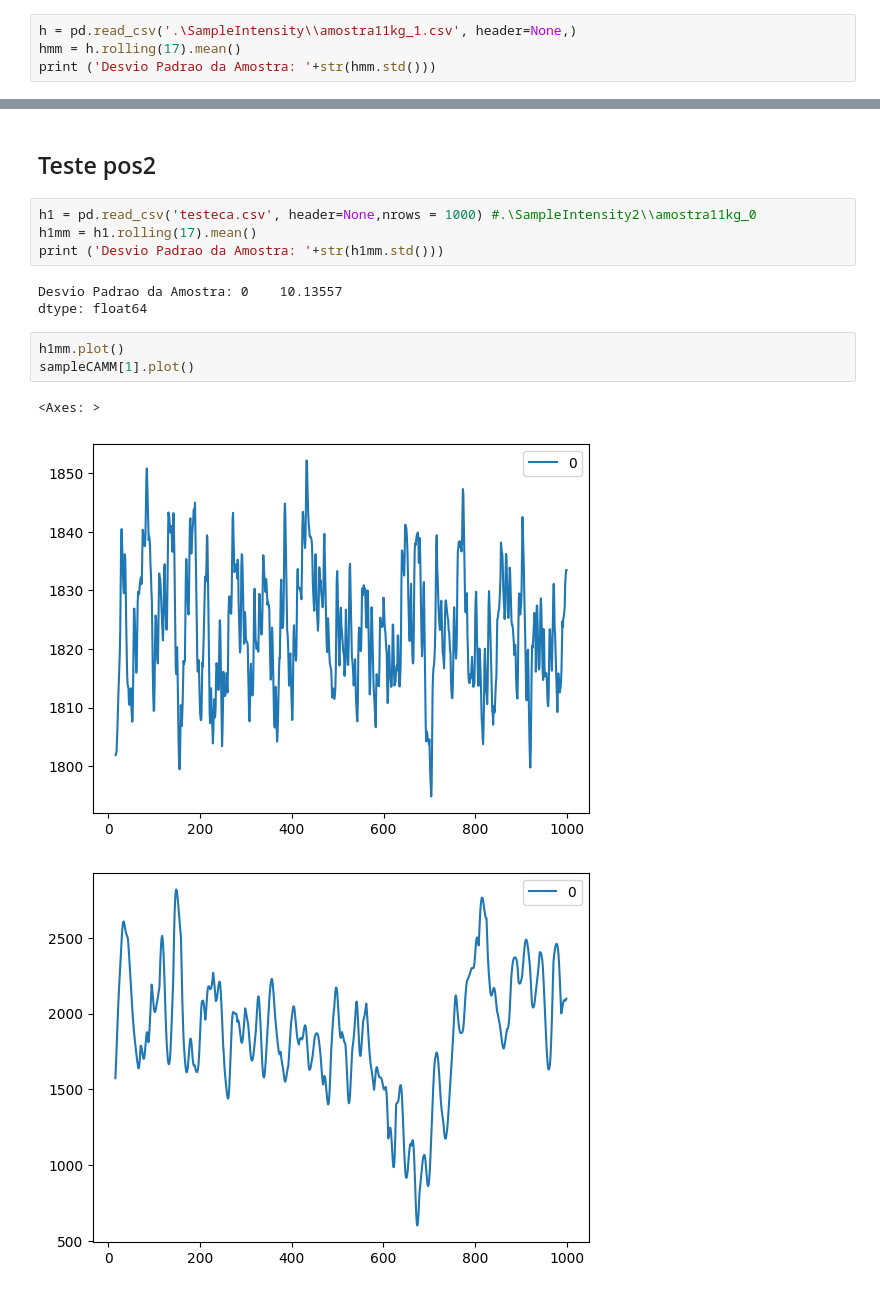
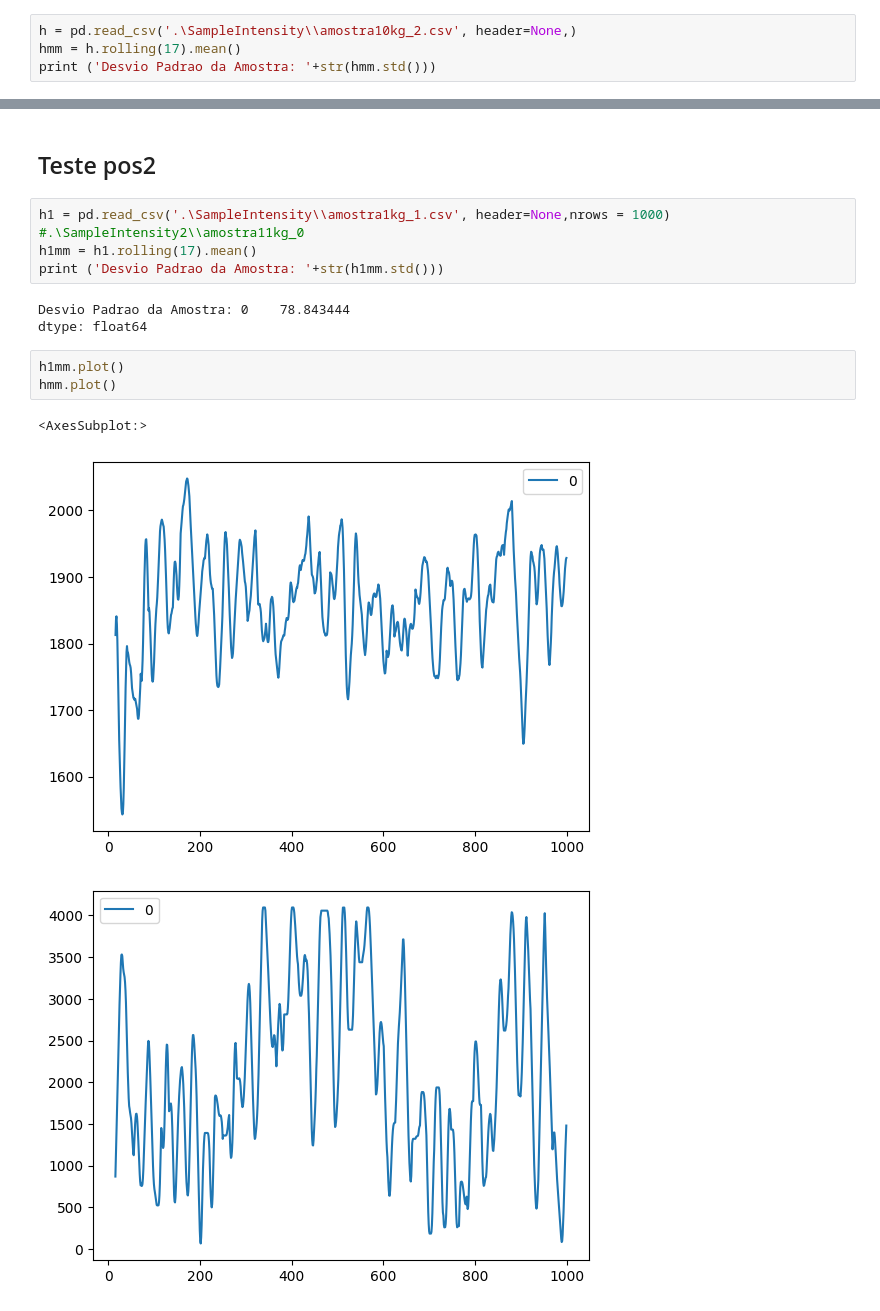
Before and after one commit to RukasuDesuu/EMG, a Jupyter notebook: jupyter.ipynb, the cells around one changed output, grey strips where cells are left out. Cells and saved outputs as stored; diff of their text form.

```diff
--- a/jupyter.ipynb
+++ b/jupyter.ipynb
@@ -209,7 +163,7 @@ dtype: float64
 # %% [markdown]
 ### Amostra 11kg
 # %%
-h = pd.read_csv('.\SampleIntensity\\amostra11kg_1.csv', header=None,)
+h = pd.read_csv('.\SampleIntensity\\amostra10kg_2.csv', header=None,)
 hmm = h.rolling(17).mean()
 print ('Desvio Padrao da Amostra: '+str(hmm.std()))
 # %% [output]
@@ -218,16 +172,16 @@ dtype: float64
 # %% [markdown]
 ## Teste pos2
 # %%
-h1 = pd.read_csv('testeca.csv', header=None,nrows = 1000) #.\SampleIntensity2\\amostra11kg_0
+h1 = pd.read_csv('.\SampleIntensity\\amostra1kg_1.csv', header=None,nrows = 1000) #.\SampleIntensity2\\amostra11kg_0
 h1mm = h1.rolling(17).mean()
 print ('Desvio Padrao da Amostra: '+str(h1mm.std()))
 # %% [output]
-Desvio Padrao da Amostra: 0    10.13557
+Desvio Padrao da Amostra: 0    78.843444
 dtype: float64
 # %%
 h1mm.plot()
-sampleCAMM[1].plot()
+hmm.plot()
 # %% [output]
-<Axes: >
+<AxesSubplot:>
-[figure, old version]
+[figure, new version]
-[figure, old version]
+[figure, new version]
```
Also changed, not shown: parts of 9 cells of this notebook, 32 other files.
